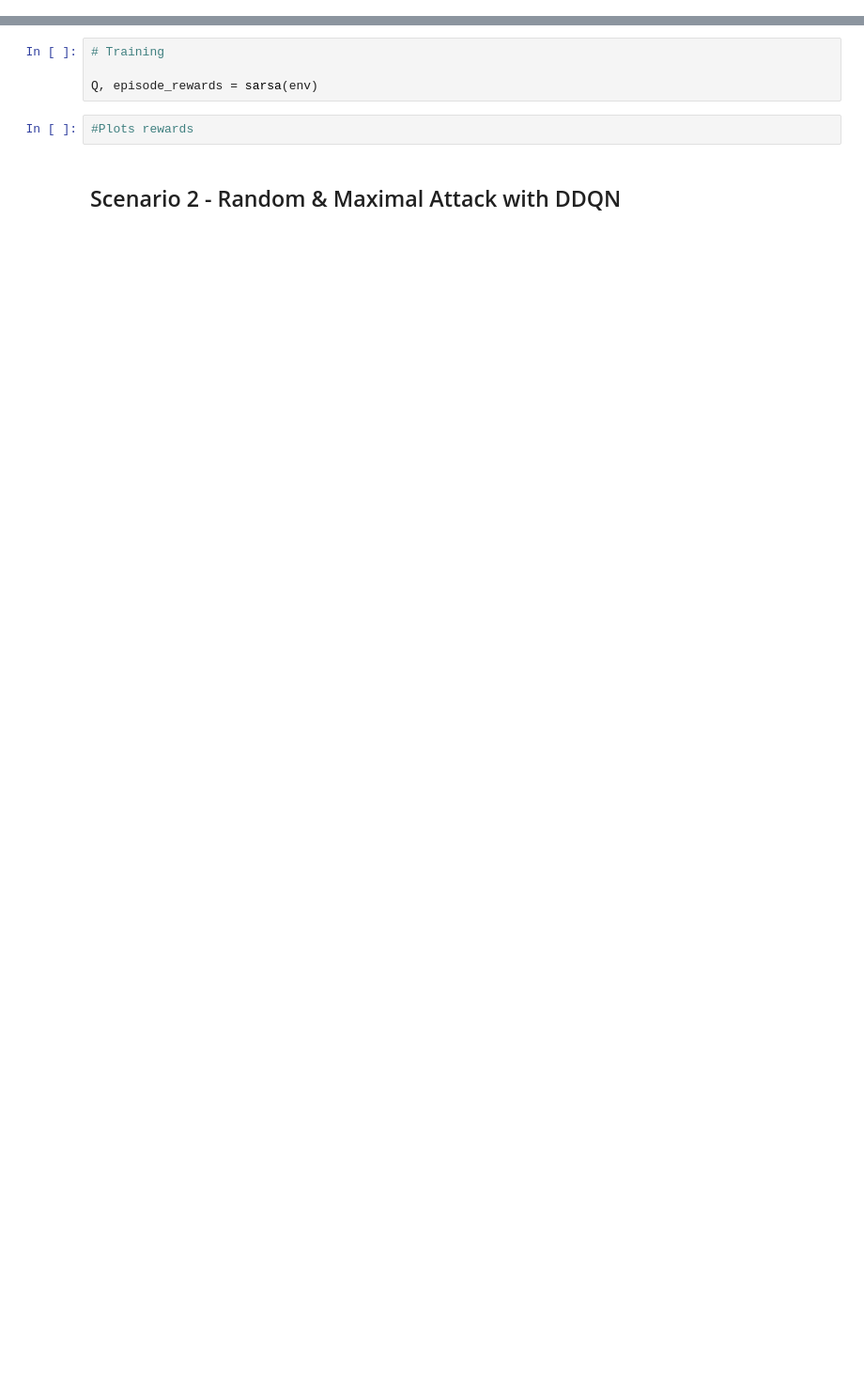
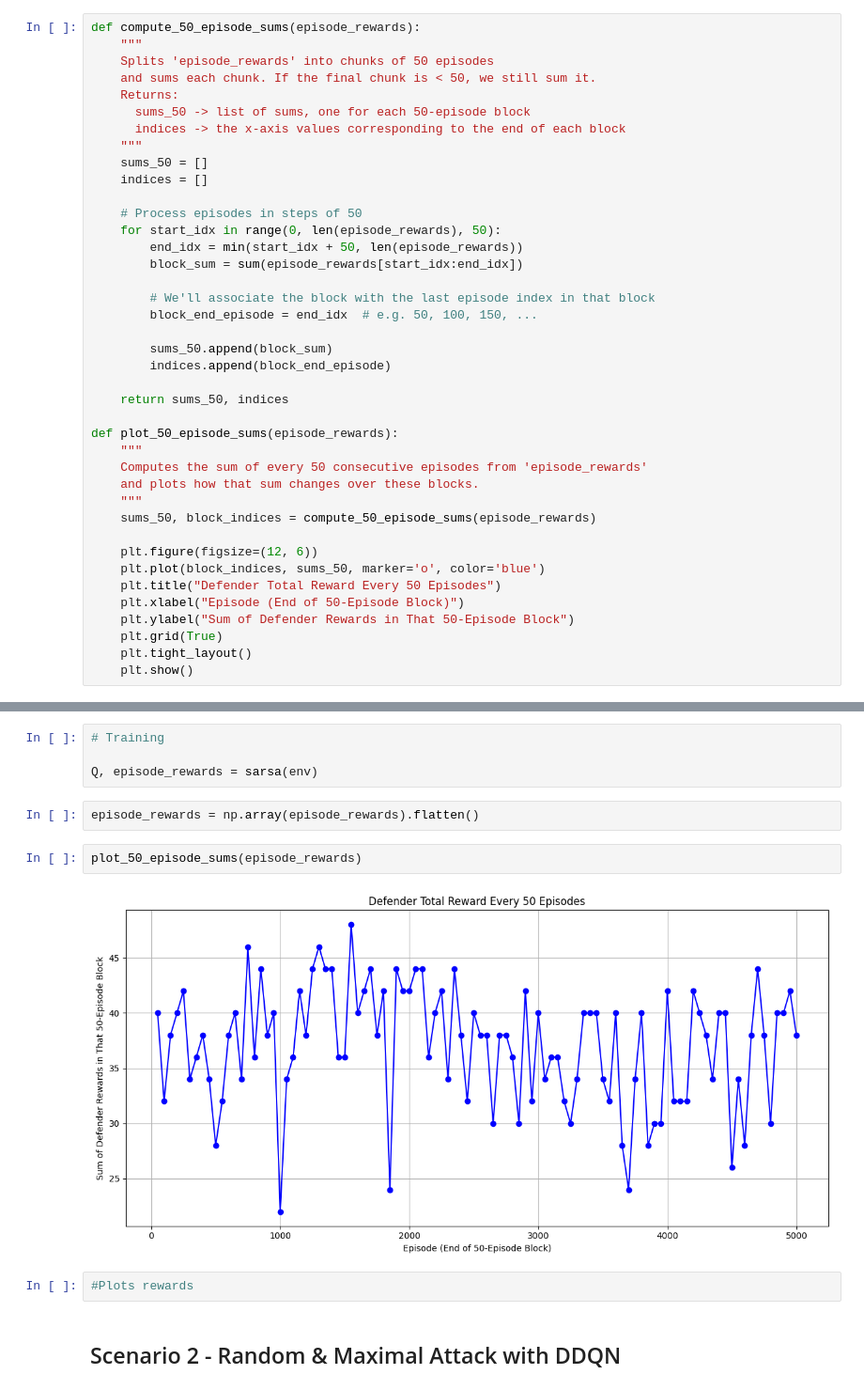
Before and after one commit to crypto-infinity/proai, a Jupyter notebook: project/cybersec_rl.ipynb, the cells around one changed output, grey strips where cells are left out. Shown at 94% size. Cells and saved outputs as stored; diff of their text form; blank space fills up the shorter version.

```diff
--- a/project/cybersec_rl.ipynb
+++ b/project/cybersec_rl.ipynb
@@ -408 +456,41 @@ summary(target_net, (44,))
+# %%
+def compute_50_episode_sums(episode_rewards):
+    """
+    Splits 'episode_rewards' into chunks of 50 episodes
+    and sums each chunk. If the final chunk is < 50, we still sum it.
+    Returns:
+      sums_50 -> list of sums, one for each 50-episode block
+      indices -> the x-axis values corresponding to the end of each block
+    """
+    sums_50 = []
+    indices = []
+
+    # Process episodes in steps of 50
+    for start_idx in range(0, len(episode_rewards), 50):
+        end_idx = min(start_idx + 50, len(episode_rewards))
+        block_sum = sum(episode_rewards[start_idx:end_idx])
+
+        # We'll associate the block with the last episode index in that block
+        block_end_episode = end_idx  # e.g. 50, 100, 150, ...
+
+        sums_50.append(block_sum)
+        indices.append(block_end_episode)
+
+    return sums_50, indices
+
+def plot_50_episode_sums(episode_rewards):
+    """
+    Computes the sum of every 50 consecutive episodes from 'episode_rewards'
+    and plots how that sum changes over these blocks.
+    """
+    sums_50, block_indices = compute_50_episode_sums(episode_rewards)
+
+    plt.figure(figsize=(12, 6))
+    plt.plot(block_indices, sums_50, marker='o', color='blue')
+    plt.title("Defender Total Reward Every 50 Episodes")
+    plt.xlabel("Episode (End of 50-Episode Block)")
+    plt.ylabel("Sum of Defender Rewards in That 50-Episode Block")
+    plt.grid(True)
+    plt.tight_layout()
+    plt.show()
 # %%
@@ -411,6 +523,12 @@ episode_rewards = ddqn(env, online_net, target_net, TARGET_UPDATE, ReplayBuffer(
 # Training
 
 Q, episode_rewards = sarsa(env)
+# %%
+episode_rewards = np.array(episode_rewards).flatten()
+# %%
+plot_50_episode_sums(episode_rewards)
+# %% [output]
+[figure, added]
 # %%
 #Plots rewards
 # %% [markdown]
```
Also changed, not shown: parts of 9 cells of this notebook.
